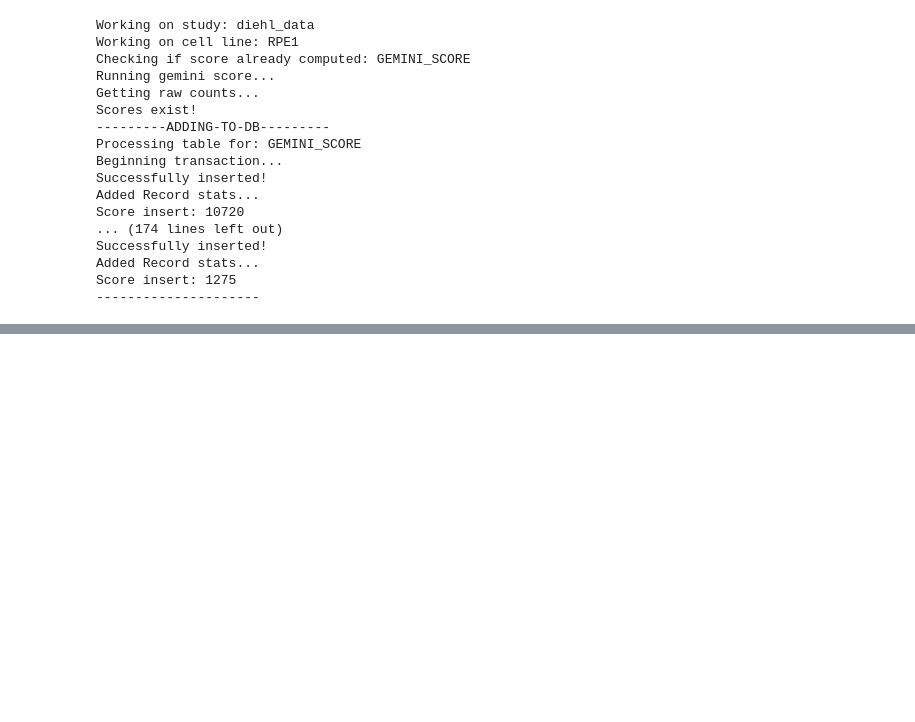
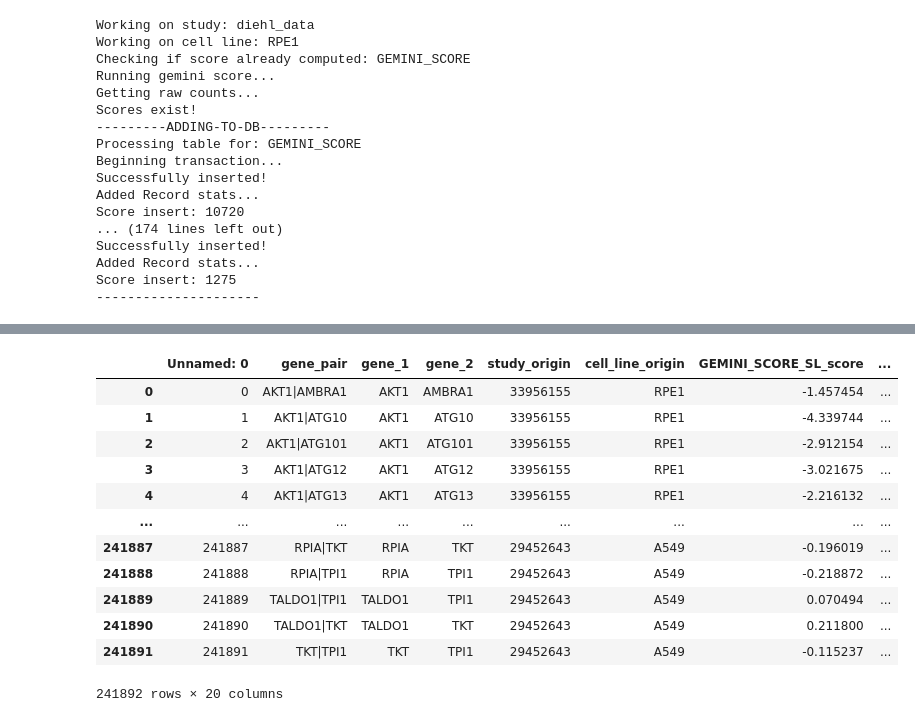
Before and after one commit to BirkanGokbag/SLKB-Analysis-Pipeline, a Jupyter notebook: SLKB_Pipeline_Analysis(Done).ipynb, the cells around one changed output, grey strips where cells are left out. Cells and saved outputs as stored; diff of their text form; code cells hidden in the pictures; blank space fills up the shorter version.

```diff
--- a/SLKB_Pipeline_Analysis(Done).ipynb
+++ b/SLKB_Pipeline_Analysis(Done).ipynb
@@ -2188,0 +2460,18 @@ Score insert: 1275
+# %%
+temp = pd.read_csv('SLKB_calculated_scores_021423.csv')
+# %%
+temp
+# %% [output]
+|  | Unnamed: 0 | gene_pair | gene_1 | gene_2 | study_origin | cell_line_origin | GEMINI_SCORE_SL_score | ... |
+| 0 | 0 | AKT1|AMBRA1 | AKT1 | AMBRA1 | 33956155 | RPE1 | -1.457454 | ... |
+| 1 | 1 | AKT1|ATG10 | AKT1 | ATG10 | 33956155 | RPE1 | -4.339744 | ... |
+| 2 | 2 | AKT1|ATG101 | AKT1 | ATG101 | 33956155 | RPE1 | -2.912154 | ... |
+| 3 | 3 | AKT1|ATG12 | AKT1 | ATG12 | 33956155 | RPE1 | -3.021675 | ... |
+| 4 | 4 | AKT1|ATG13 | AKT1 | ATG13 | 33956155 | RPE1 | -2.216132 | ... |
+| ... | ... | ... | ... | ... | ... | ... | ... | ... |
+| 241887 | 241887 | RPIA|TKT | RPIA | TKT | 29452643 | A549 | -0.196019 | ... |
+| 241888 | 241888 | RPIA|TPI1 | RPIA | TPI1 | 29452643 | A549 | -0.218872 | ... |
+| 241889 | 241889 | TALDO1|TPI1 | TALDO1 | TPI1 | 29452643 | A549 | 0.070494 | ... |
+| 241890 | 241890 | TALDO1|TKT | TALDO1 | TKT | 29452643 | A549 | 0.211800 | ... |
+| 241891 | 241891 | TKT|TPI1 | TKT | TPI1 | 29452643 | A549 | -0.115237 | ... |
+241892 rows × 20 columns
```
Also changed, not shown: parts of 23 cells of this notebook, 3 other files.
